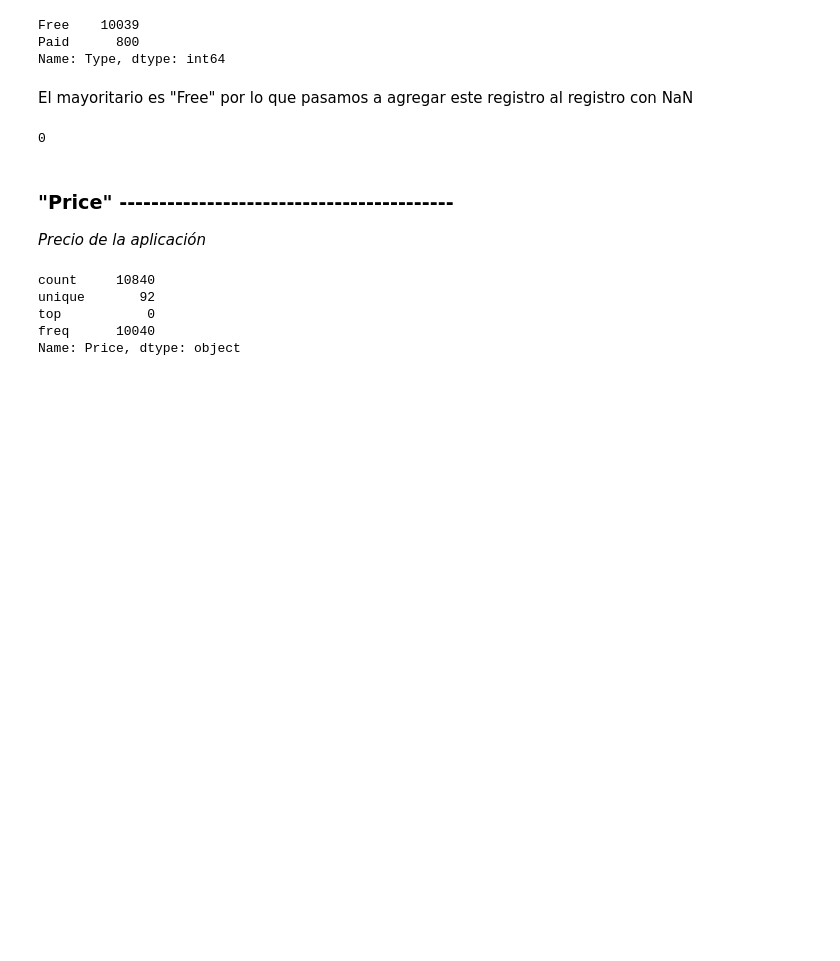
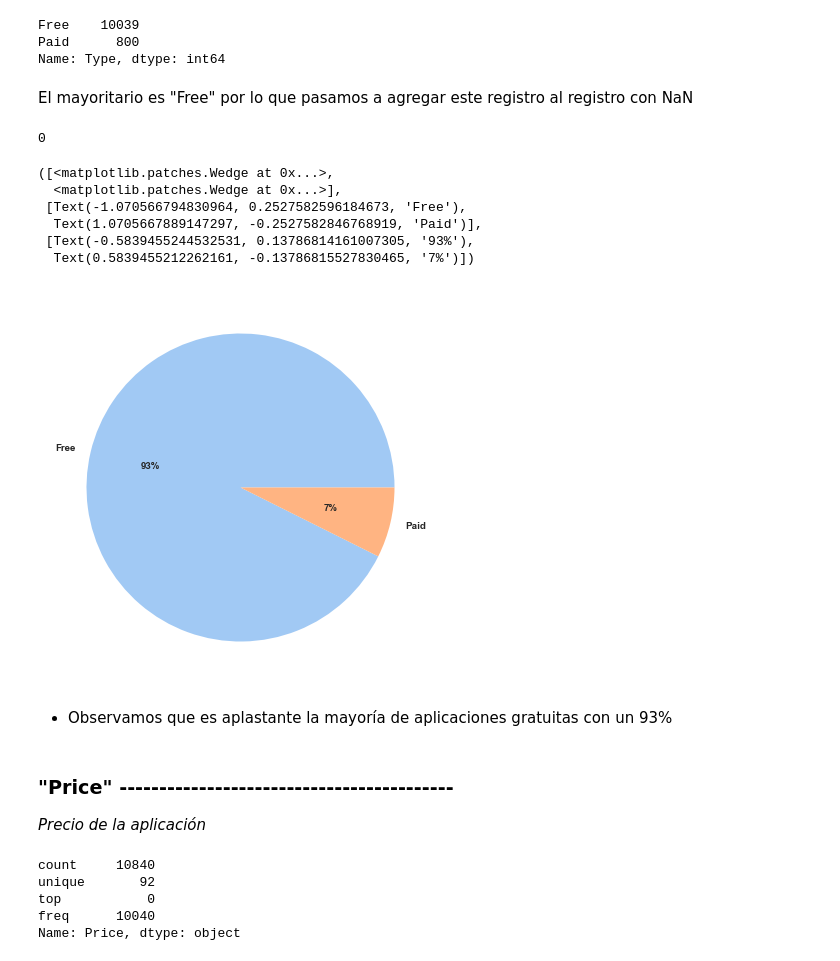
Before and after one commit to RobinGoldwing/golden-ML-GoogleApps, a Jupyter notebook: Google-MultiClas-Ruben.ipynb, the cells around one changed output. Drawn from its saved outputs; the diff is of its cells as text; code cells hidden in the pictures; blank space fills up the shorter version.

```diff
--- a/Google-MultiClas-Ruben.ipynb
+++ b/Google-MultiClas-Ruben.ipynb
@@ -459,6 +528,26 @@ google['Type'] = google['Type'].fillna('Free')
 google['Type'].isna().sum()
 # %% [output]
 0
+# %%
+plt.rcParams['font.size'] =7
+mpl.rc('axes',  labelsize=7)
+mpl.rc('xtick', labelsize=7)
+mpl.rc('ytick', labelsize=7)
+
+data = list(google['Type'].value_counts())
+labels = google['Type'].value_counts().index.tolist()
+colors = sns.color_palette('pastel')[0:5]
+plt.pie(data, labels = labels, colors = colors, autopct='%.0f%%')
+# %% [output]
+([<matplotlib.patches.Wedge at 0x...>,
+  <matplotlib.patches.Wedge at 0x...>],
+ [Text(-1.070566794830964, 0.2527582596184673, 'Free'),
+  Text(1.0705667889147297, -0.2527582846768919, 'Paid')],
+ [Text(-0.5839455244532531, 0.13786814161007305, '93%'),
+  Text(0.5839455212262161, -0.13786815527830465, '7%')])
+[figure, added]
+# %% [markdown]
+- Observamos que es aplastante la mayoría de aplicaciones gratuitas con un 93%
 # %% [markdown]
 ### "Price" ------------------------------------------
 *Precio de la aplicación*
```
Also changed, not shown: parts of 213 cells of this notebook.
